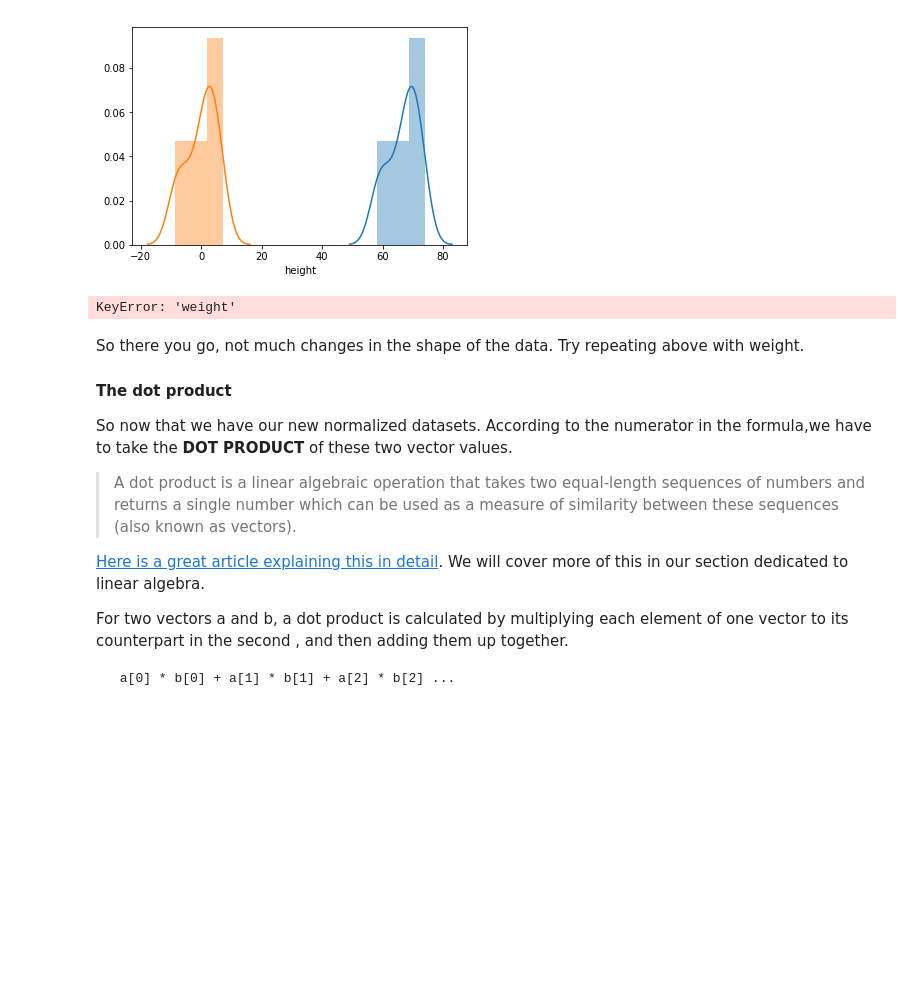
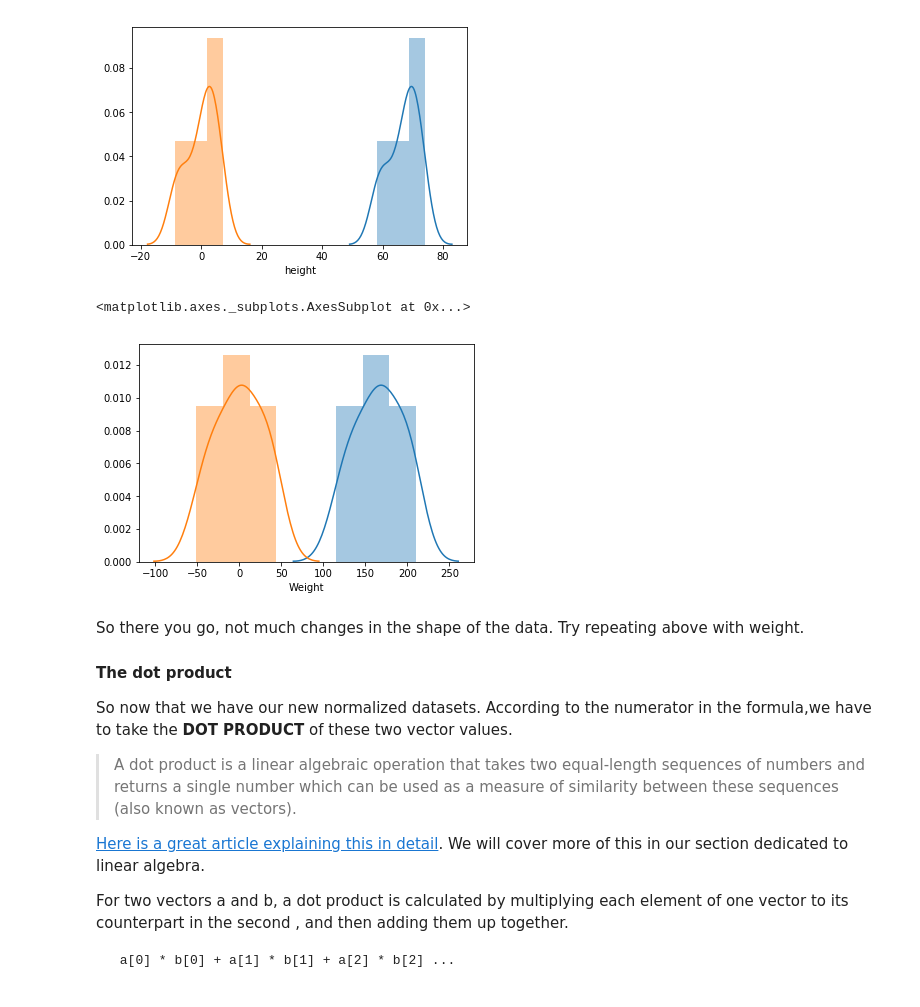
Before and after one commit to kayschulz/dsc-0-10-04-cov-corr-lab-seattle-ds-career-040119, a Jupyter notebook: index.ipynb, the cells around one changed output. Drawn from its saved outputs; the diff is of its cells as text; code cells hidden in the pictures; blank space fills up the shorter version.

```diff
--- a/index.ipynb
+++ b/index.ipynb
@@ -107,12 +107,13 @@ sns.distplot(height)
 # %%
 # same with weight
 
-weight = mean_normalize(hgt_wgt_df['weight'])
+weight = mean_normalize(hgt_wgt_df['Weight'])
 
-sns.distplot(hgt_wgt_df['weight'])
+sns.distplot(hgt_wgt_df['Weight'])
 sns.distplot(weight)
 # %% [output]
-KeyError: 'weight'
+<matplotlib.axes._subplots.AxesSubplot at 0x...>
+[figure, added]
 # %% [markdown]
 So there you go, not much changes in the shape of the data. Try repeating above with weight.
 
```
